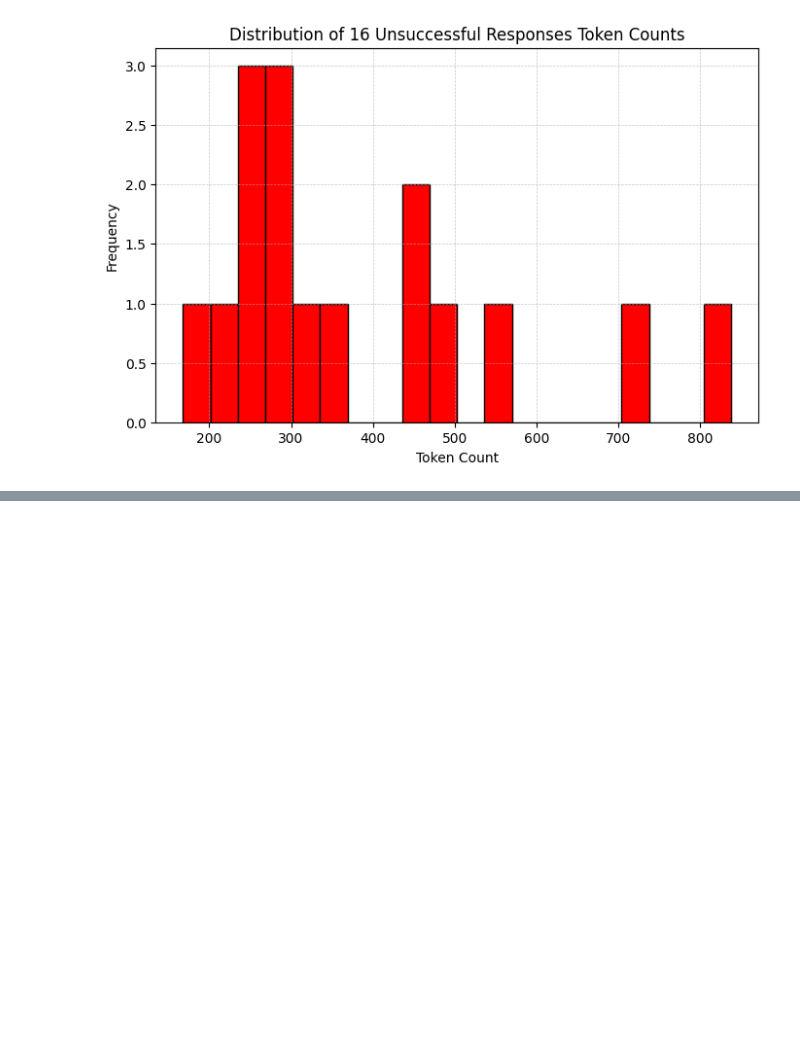
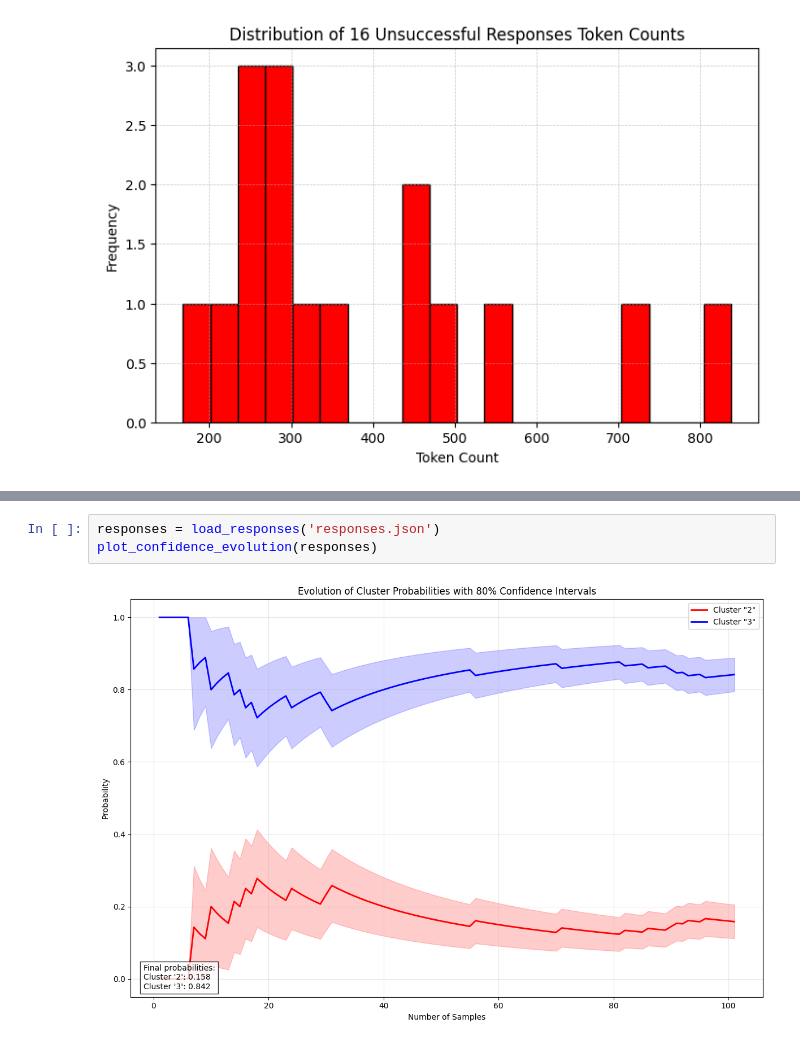
Before and after one commit to xbasset/deepseek-r1-eval, a Jupyter notebook: eval_r1_8b.ipynb, the cells around one changed output, grey strips where cells are left out. Drawn from its saved outputs; the diff is of its cells as text; blank space fills up the shorter version.

Commit message:
add confidence score evolution for each cluster candidate

```diff
--- a/eval_r1_8b.ipynb
+++ b/eval_r1_8b.ipynb
@@ -361,0 +469,5 @@ else:
+# %%
+responses = load_responses('responses.json')
+plot_confidence_evolution(responses)
+# %% [output]
+[figure, added]
```
Also changed, not shown: parts of 1 cell of this notebook.
